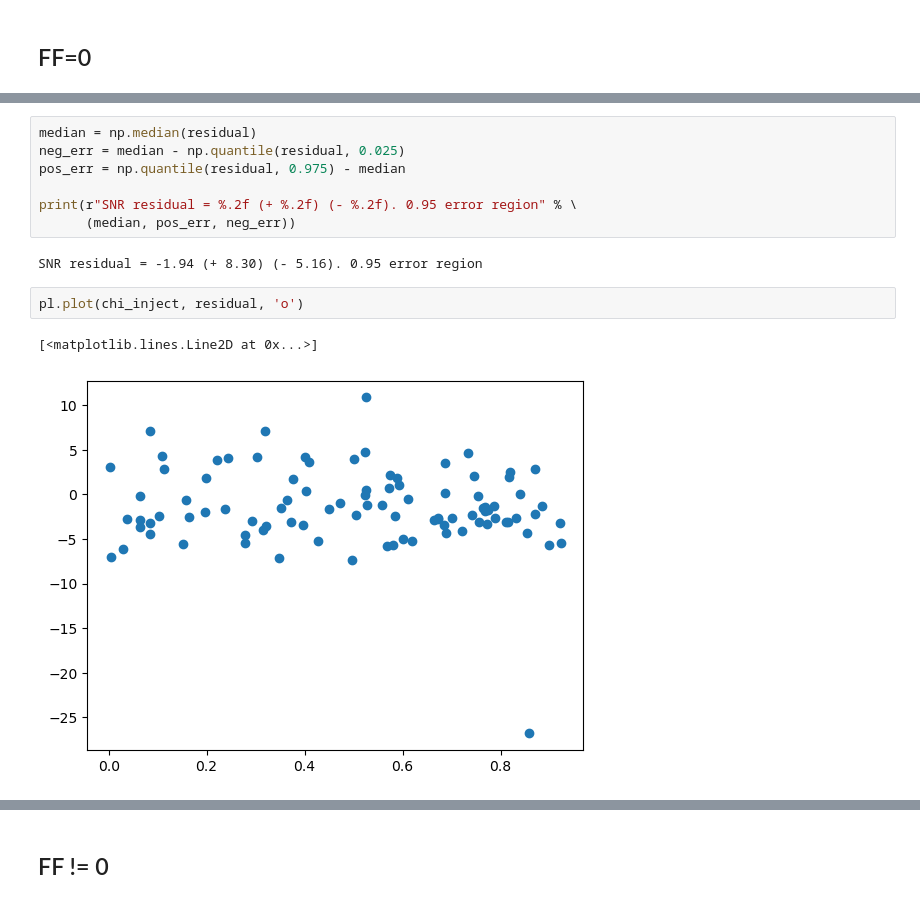
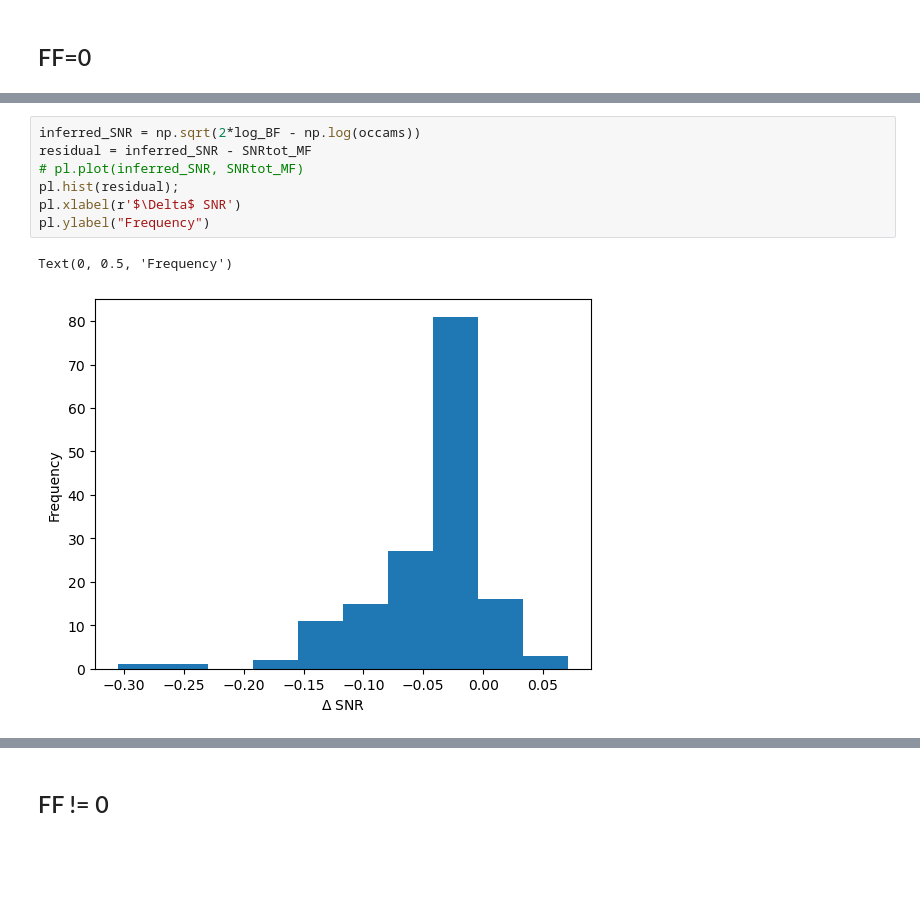
Before and after one commit to Lu-Neil/qnm_filter, a Jupyter notebook: code_demo/SNR_vs_BF/cluster_results.ipynb, the cells around one changed output, grey strips where cells are left out. Cells and saved outputs as stored; diff of their text form; blank space fills up the shorter version.

```diff
--- a/code_demo/SNR_vs_BF/cluster_results.ipynb
+++ b/code_demo/SNR_vs_BF/cluster_results.ipynb
@@ -49,14 +36,10 @@ Text(0, 0.5, 'PDF')
-# %%
-median = np.median(residual)
-neg_err = median - np.quantile(residual, 0.025)
-pos_err = np.quantile(residual, 0.975) - median
-
-print(r"SNR residual = %.2f (+ %.2f) (- %.2f). 0.95 error region" % \
-      (median, pos_err, neg_err))
-# %% [output]
-SNR residual = -1.94 (+ 8.30) (- 5.16). 0.95 error region
-# %%
-pl.plot(chi_inject, residual, 'o')
-# %% [output]
-[<matplotlib.lines.Line2D at 0x...>]
-[figure, removed]
+# %%
+inferred_SNR = np.sqrt(2*log_BF - np.log(occams))
+residual = inferred_SNR - SNRtot_MF
+# pl.plot(inferred_SNR, SNRtot_MF)
+pl.hist(residual);
+pl.xlabel(r'$\Delta$ SNR')
+pl.ylabel("Frequency")
+# %% [output]
+Text(0, 0.5, 'Frequency')
+[figure, added]
```
Also changed, not shown: parts of 13 cells of this notebook, 37 other files.
